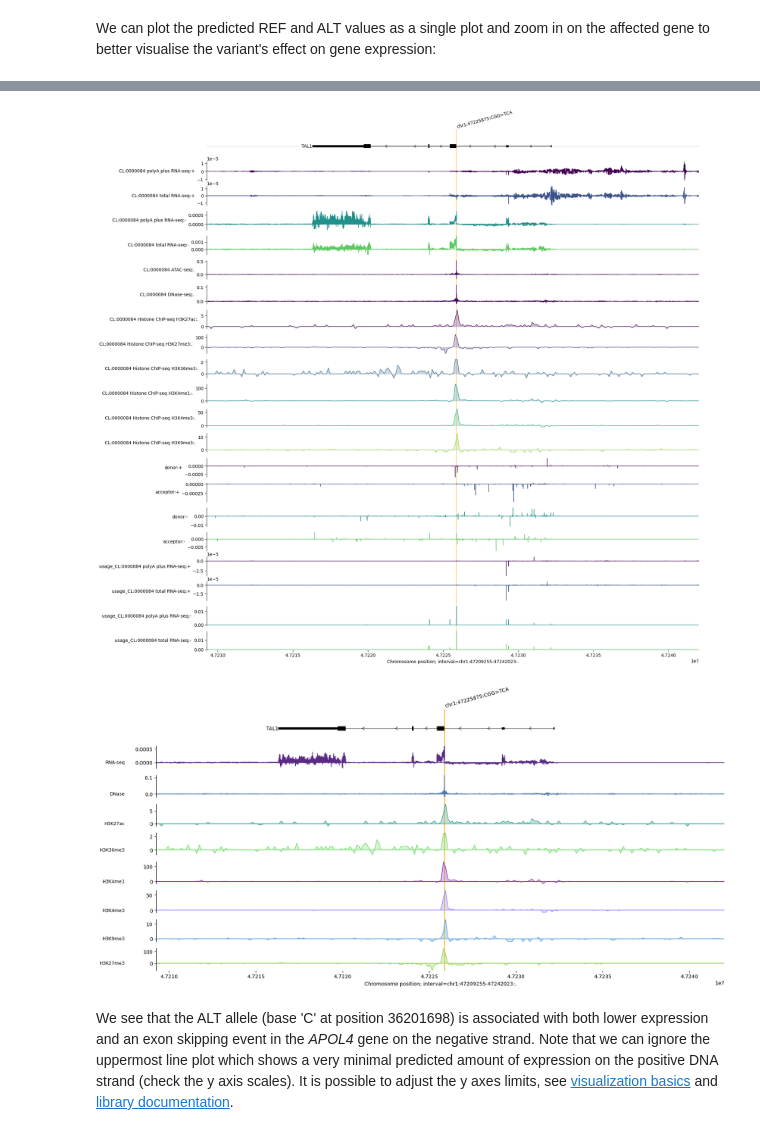
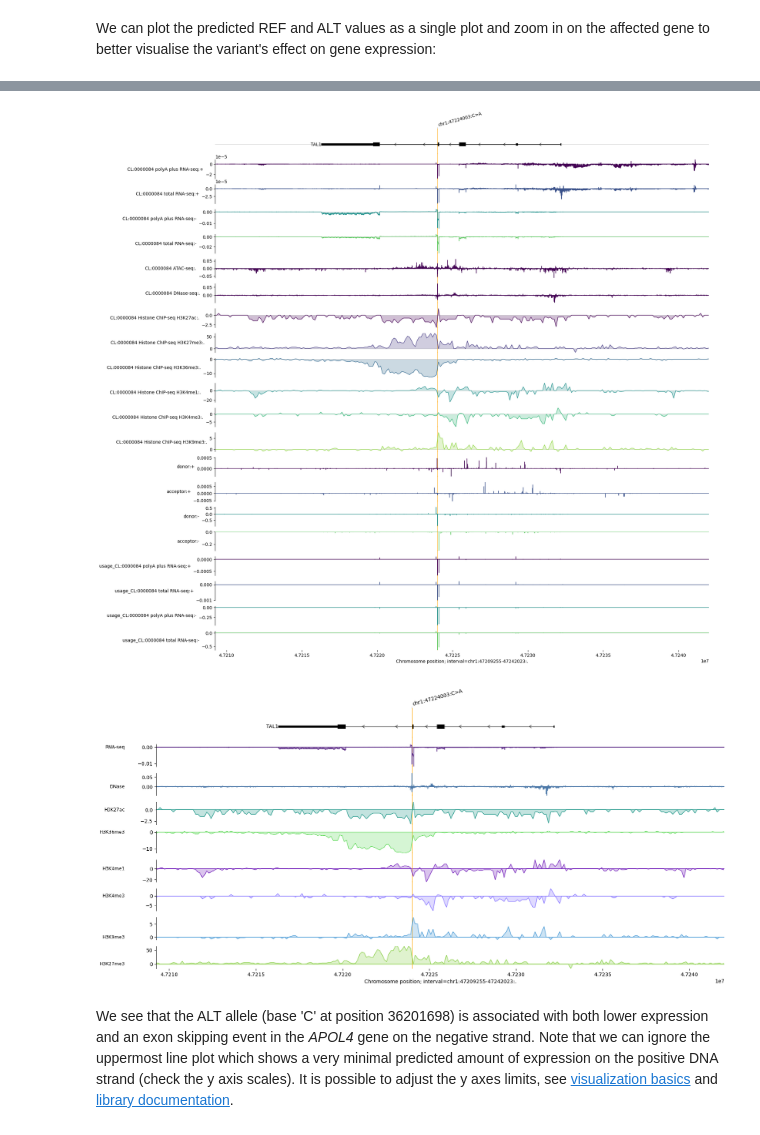
Before and after one commit to Benobivan/AlphaGenome, a Jupyter notebook: colabs/alphagenome_project_ben.ipynb, the cells around one changed output, grey strips where cells are left out. Cells and saved outputs as stored; diff of their text form; code cells hidden in the pictures.

```diff
--- a/colabs/alphagenome_project_ben.ipynb
+++ b/colabs/alphagenome_project_ben.ipynb
@@ -370,3 +362,11 @@ variant = genome.Variant(
+# %%
+# BB mutation of 5’ slice site of Intron 5 GT->AT
+variant = genome.Variant(
+    chromosome='chr1',
+    position=47224003,
+    reference_bases='C',
+    alternate_bases='A',
+)
 # %% [markdown]
 Next, we define the interval over which to make the REF and ALT predictions. A
 quick way to get a `genome.Interval` from a `genome.Variant` is by calling
@@ -706,13 +706,13 @@ for ax in fig.axes[1:]:
         )
 
 plt.savefig(
-    '/content/tal1_stopInsert_effects_delta_filledclean_33kb_v2.png',
+    '/content/tal1_spliceInt5_effects_delta_filledclean_33kb_v2.png',
     dpi=300,
     bbox_inches='tight'
 )
 plt.show()
 # %% [output]
-[figure, old version]
+[figure, new version]
 # %%
 # BB: TAL1 33 kb, fixed labels on zero line of the correct tracks
 
@@ -855,35 +855,35 @@ for ax, label, color in zip(signal_axes, labels, colors):
 
         line.set_color(color)
         line.set_linewidth(1.1)
 
         ax.fill_between(
             x, 0, y,
             color=color,
             alpha=0.28,
             linewidth=0,
             zorder=line.get_zorder() - 1
         )
 
     # place label exactly on the zero line of this axis
     trans = mtransforms.blended_transform_factory(ax.transAxes, ax.transData)
     ax.text(
         -0.055, 0, label,
         transform=trans,
         ha='right',
         va='center',
         fontsize=9,
         color='black',
         clip_on=False
     )
 
 plt.savefig(
-    '/content/tal1_fig6b_stopInsert_33kb_labelsfixed_v2.png',
+    '/content/tal1_fig6b_spliceInt5_33kb_labelsfixed_v2.png',
     dpi=300,
     bbox_inches='tight'
 )
 plt.show()
 # %% [output]
-[figure, old version]
+[figure, new version]
 # %% [markdown]
 We see that the ALT allele (base 'C' at position 36201698) is associated with
 both lower expression and an exon skipping event in the *APOL4* gene on the
```
Also changed, not shown: parts of 5 cells of this notebook.
